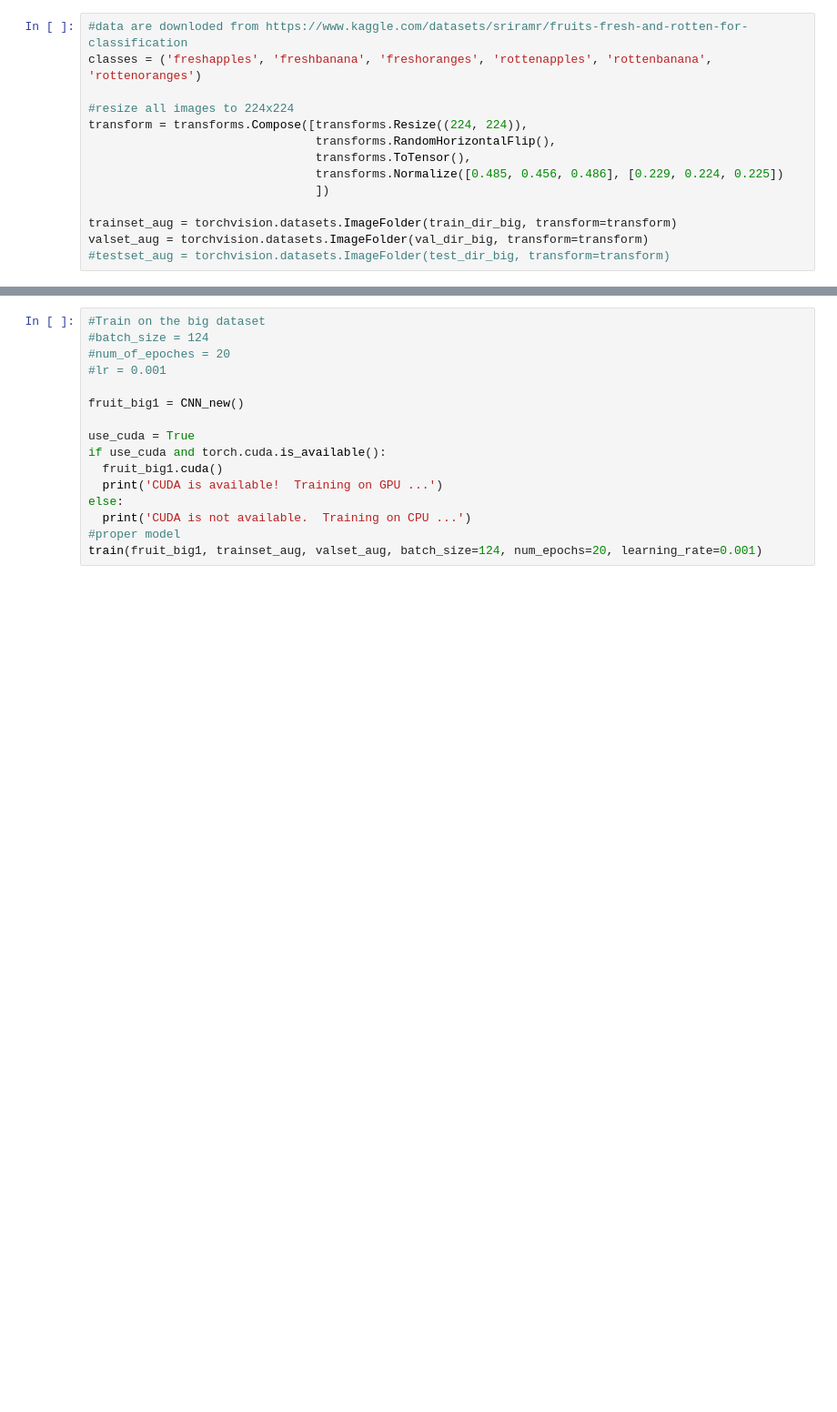
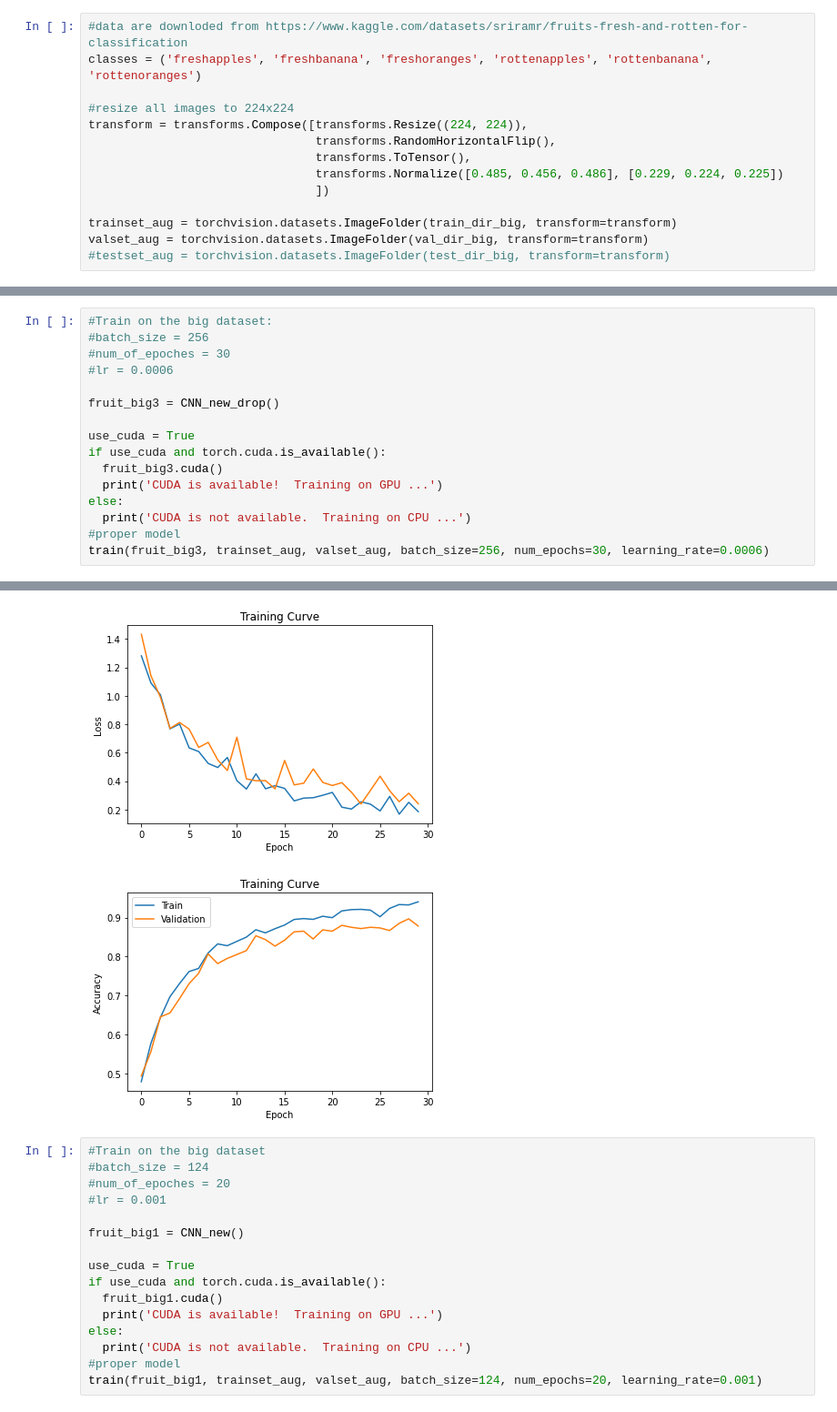
Before and after one commit to Joshua1030/APS360, a Jupyter notebook: Primary_model.ipynb, the cells around one changed output, grey strips where cells are left out. Shown at 91% size. Saved outputs shown, nothing was run; the diff lists cells and outputs as text; blank space fills up the shorter version.

```diff
--- a/Primary_model.ipynb
+++ b/Primary_model.ipynb
@@ -695,0 +732,17 @@ valset_aug = torchvision.datasets.ImageFolder(val_dir_big, transform=transform)
+# %%
+#Train on the big dataset:
+#batch_size = 256
+#num_of_epoches = 30
+#lr = 0.0006
+
+fruit_big3 = CNN_new_drop()
+
+use_cuda = True
+if use_cuda and torch.cuda.is_available():
+  fruit_big3.cuda()
+  print('CUDA is available!  Training on GPU ...')
+else:
+  print('CUDA is not available.  Training on CPU ...')
+#proper model
+train(fruit_big3, trainset_aug, valset_aug, batch_size=256, num_epochs=30, learning_rate=0.0006)
+# %% [output]
@@ -696,3 +766,5 @@ valset_aug = torchvision.datasets.ImageFolder(val_dir_big, transform=transform)
+[figure, added]
+[figure, added]
 # %%
 #Train on the big dataset
 #batch_size = 124
```
Also changed, not shown: parts of 3 cells of this notebook.
